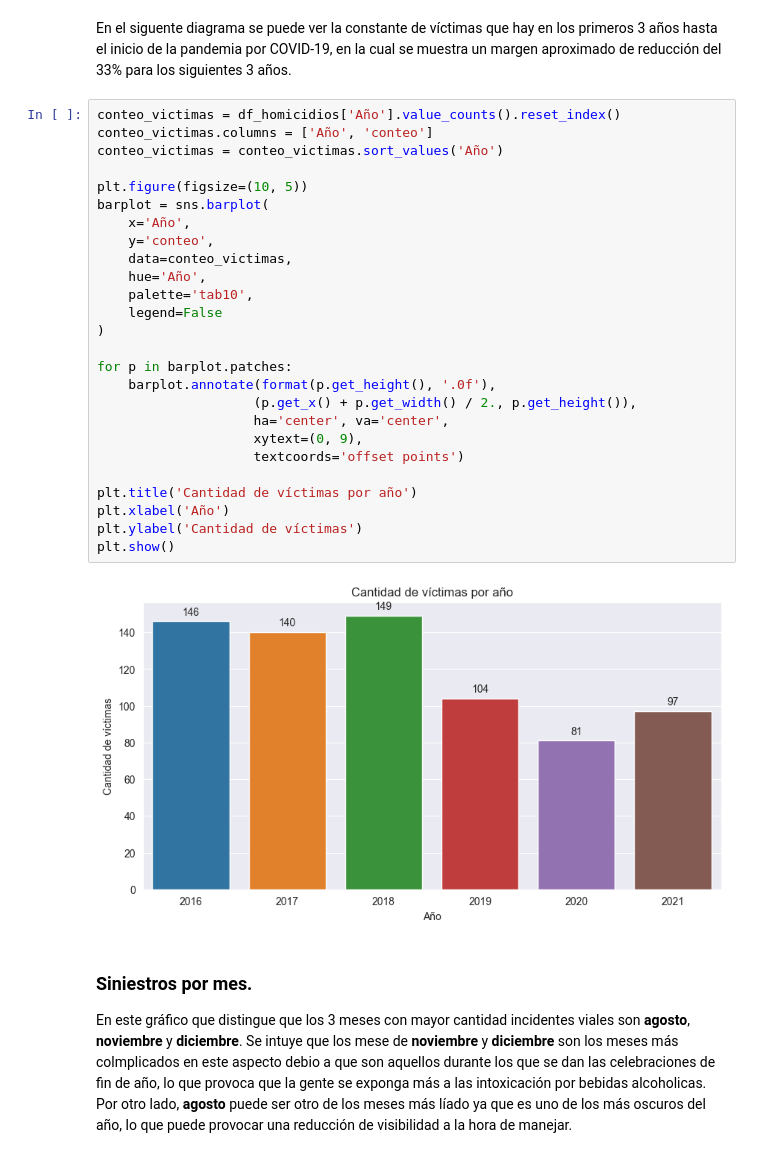
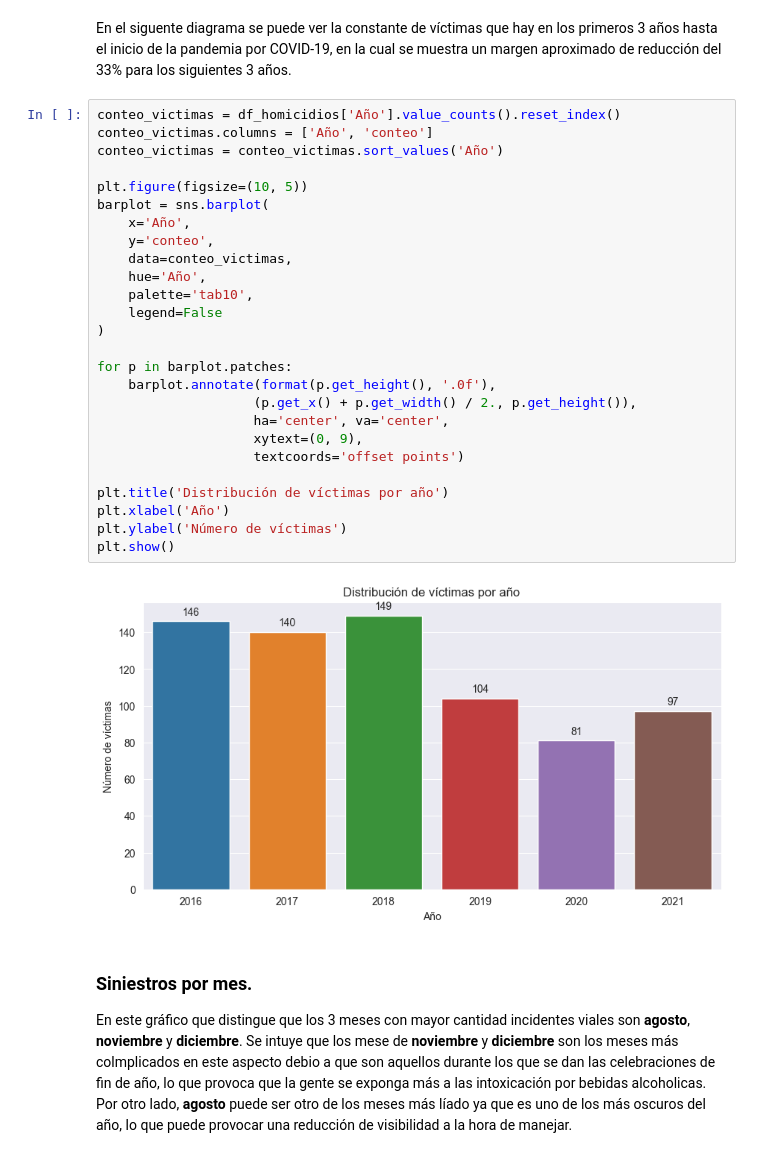
Before and after one commit to FedeZell/PI-Data-Analysis, a Jupyter notebook: Notebooks/EDA.ipynb, the cells around one changed output. Drawn from its saved outputs; the diff is of its cells as text.

```diff
--- a/Notebooks/EDA.ipynb
+++ b/Notebooks/EDA.ipynb
@@ -157,31 +157,31 @@ En el siguente diagrama se puede ver la constante de víctimas que hay en los pr
 # %%
 conteo_victimas = df_homicidios['Año'].value_counts().reset_index()
 conteo_victimas.columns = ['Año', 'conteo']
 conteo_victimas = conteo_victimas.sort_values('Año')
 
 plt.figure(figsize=(10, 5))
 barplot = sns.barplot(
     x='Año',
     y='conteo',
     data=conteo_victimas,
     hue='Año',
     palette='tab10',
     legend=False
 )
 
 for p in barplot.patches:
     barplot.annotate(format(p.get_height(), '.0f'),
                     (p.get_x() + p.get_width() / 2., p.get_height()),
                     ha='center', va='center',
                     xytext=(0, 9),
                     textcoords='offset points')
 
-plt.title('Cantidad de víctimas por año')
+plt.title('Distribución de víctimas por año')
 plt.xlabel('Año')
-plt.ylabel('Cantidad de víctimas')
+plt.ylabel('Número de víctimas')
 plt.show()
 # %% [output]
-[figure, old version]
+[figure, new version]
 # %% [markdown]
 ### Siniestros por mes.
 En este gráfico que distingue que los 3 meses con mayor cantidad incidentes viales son **agosto**, **noviembre** y **diciembre**. Se intuye que los mese de **noviembre** y **diciembre** son los meses más colmplicados en este aspecto debio a que son aquellos durante los que se dan las celebraciones de fin de año, lo que provoca que la gente se exponga más a las intoxicación por bebidas alcoholicas. Por otro lado, **agosto** puede ser otro de los meses más líado ya que es uno de los más oscuros del año, lo que puede provocar una reducción de visibilidad a la hora de manejar.
```
Also changed, not shown: parts of 6 cells of this notebook.
